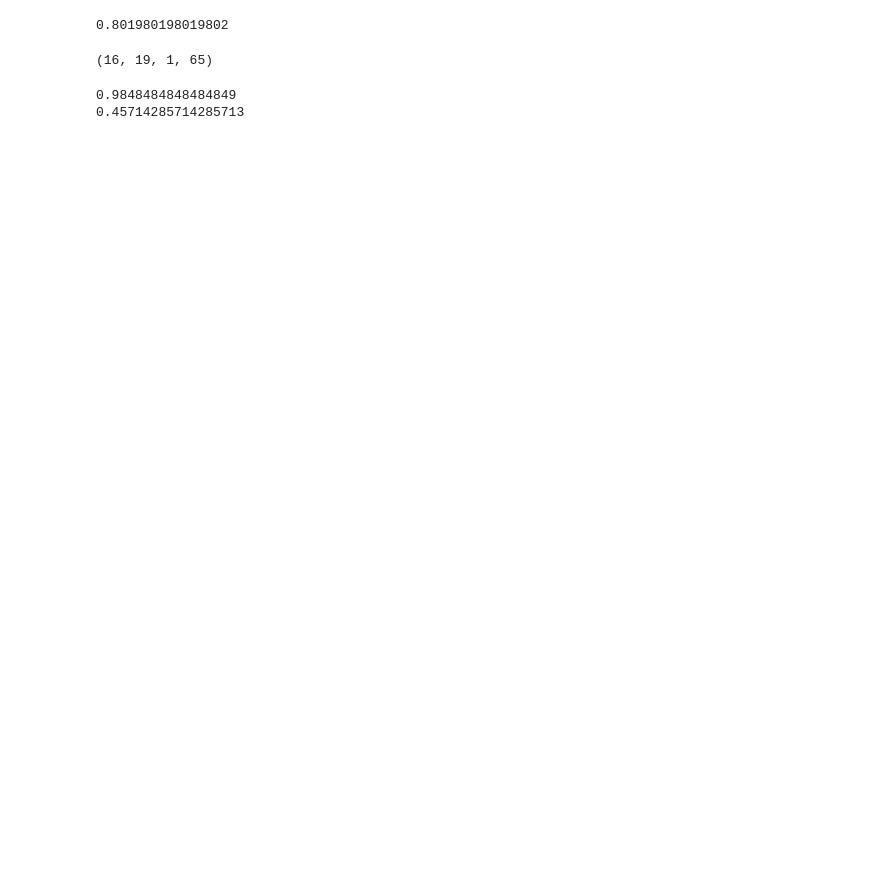
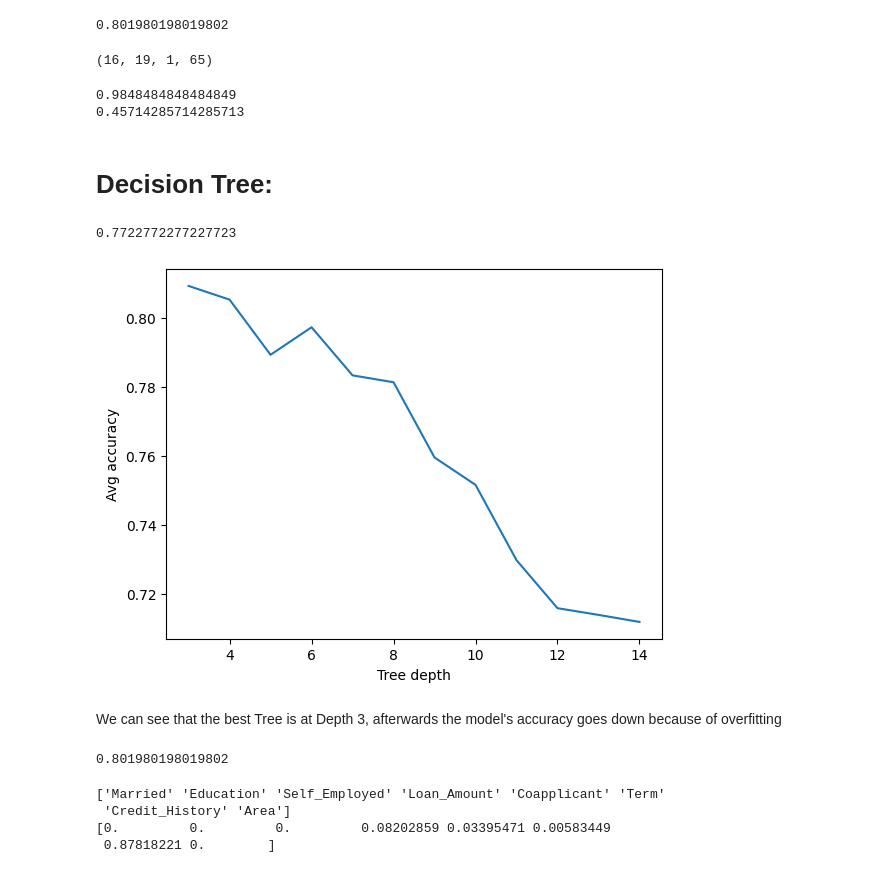
Before and after one commit to yaahle/Final-Project-Lab, a Jupyter notebook: Project/Models.ipynb, the cells around one changed output. Cells and saved outputs as stored; diff of their text form; code cells hidden in the pictures; blank space fills up the shorter version.

```diff
--- a/Project/Models.ipynb
+++ b/Project/Models.ipynb
@@ -111,3 +115,5 @@ print(Specificity)
 # %% [output]
 0.9848484848484849
 0.45714285714285713
+# %% [markdown]
+# Decision Tree:
@@ -113,0 +123,44 @@ print(Specificity)
+# %%
+# print mean accuracy of model on testing data
+print(tree_model.score(X_test, Y_test))
+# %% [output]
+0.7722772277227723
+# %%
+def KFold(data_fold, model, cv=5):
+    chunks = np.array_split(data_fold, cv)  # split into cv chunks
+    correct_sum = 0
+
+    for index in range(cv):
+        test_chunk = chunks[index]  # get testing chunk
+
+        train_chunk = []  # get training chunk by appending the non-testing chunks together
+        for j in range(cv):
+            if j != index:
+                train_chunk.append(chunks[j])
+        train_chunk = pd.concat(train_chunk)
+
+        # separate into X,Y
+        X_train_fold = train_chunk[["Married", "Education", "Self_Employed", "Loan_Amount", "Coapplicant", "Term", "Credit_History", "Area"]]
+        Y_train_fold = train_chunk["Status"]
+        X_test_fold = test_chunk[["Married", "Education", "Self_Employed", "Loan_Amount", "Coapplicant", "Term", "Credit_History", "Area"]]
+        Y_test_fold = test_chunk["Status"]
+        # fit forest and add the score to the sum
+        model.fit(X_train_fold, Y_train_fold)
+        correct_sum = correct_sum + model.score(X_test_fold, Y_test_fold)
+    return correct_sum / cv
+# %%
+correct_tree = []
+
+# use K-Fold validation on entire dataset with K=8 to find the best depth for the tree
+for i in range(3,15):
+    treeI = tree.DecisionTreeClassifier(max_depth=i,random_state=4)
+    correct_tree.append(KFold(data_fold=data_df, model=treeI, cv=5))
+
+plt.plot(range(3,15), np.array(correct_tree))
+plt.xlabel('Tree depth')
+plt.ylabel('Avg accuracy')
+plt.show()
+# %% [output]
+[figure, added]
+# %% [markdown]
+We can see that the best Tree is at Depth 3, afterwards the model's accuracy goes down because of overfitting
@@ -113,0 +170,13 @@ print(Specificity)
+# %%
+# print mean accuracy of model on testing data
+print(tree_model.score(X_test, Y_test))
+# %% [output]
+0.801980198019802
+# %%
+print(tree_model.feature_names_in_)
+print(tree_model.feature_importances_)
+# %% [output]
+['Married' 'Education' 'Self_Employed' 'Loan_Amount' 'Coapplicant' 'Term'
+ 'Credit_History' 'Area']
+[0.         0.         0.         0.08202859 0.03395471 0.00583449
+ 0.87818221 0.        ]
```
Also changed, not shown: parts of 16 cells of this notebook.
